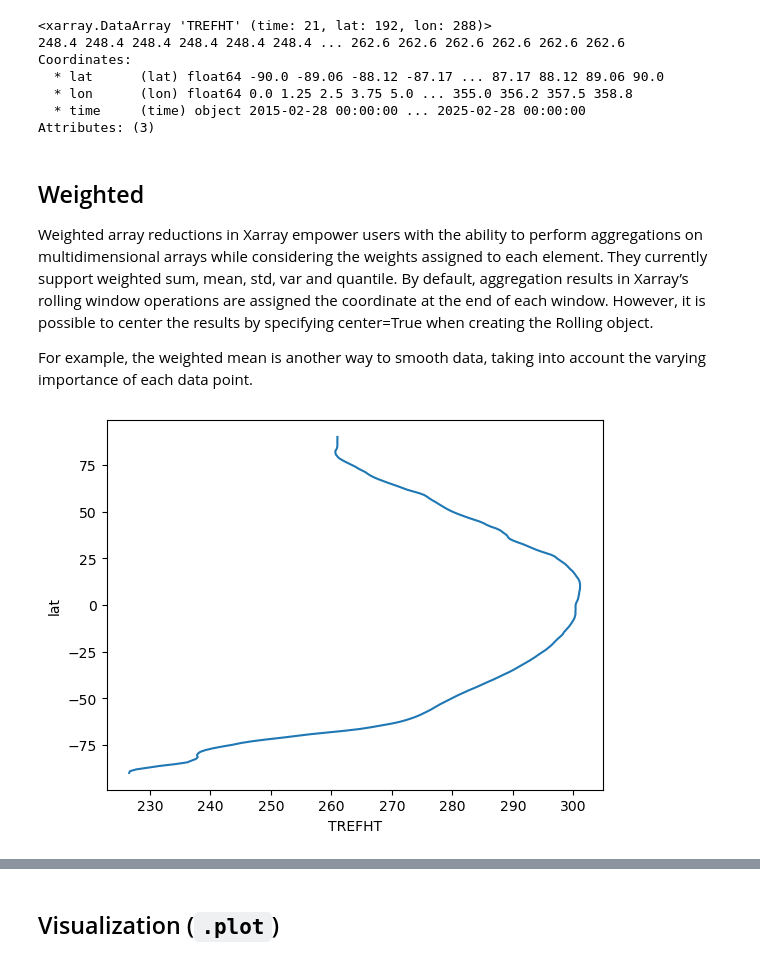
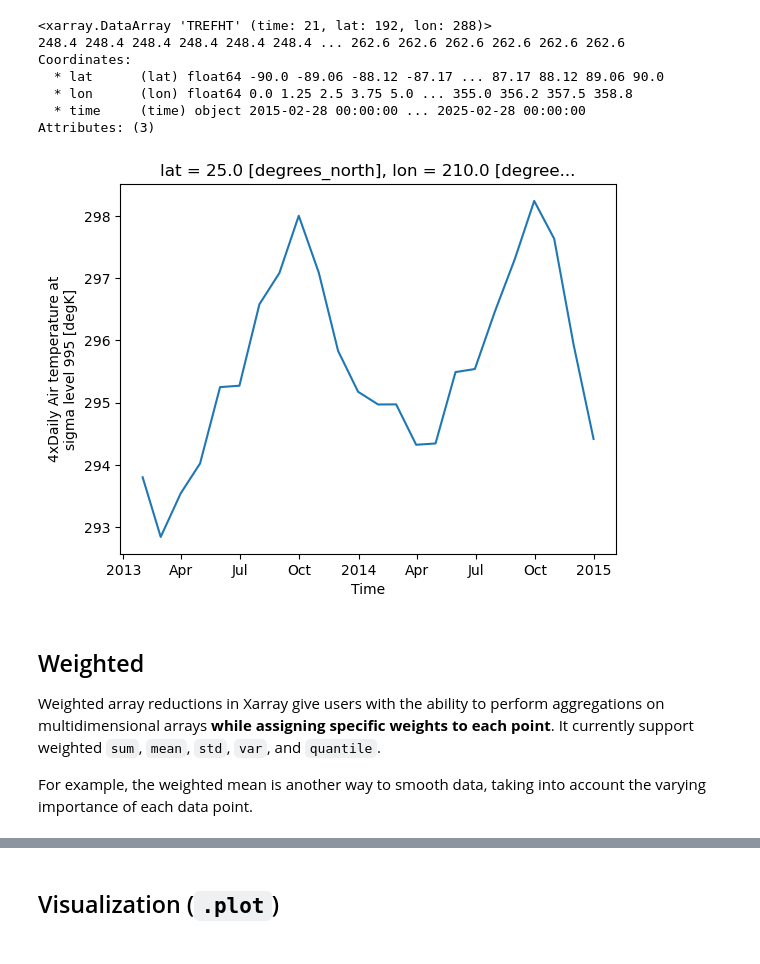
Before and after one commit to NCAR/Xarray-Dask-ESDS-2024, a Jupyter notebook: notebooks/01-xarray-intro.ipynb, the cells around one changed output, grey strips where cells are left out. Cells and saved outputs as stored; diff of their text form; code cells hidden in the pictures.

```diff
--- a/notebooks/01-xarray-intro.ipynb
+++ b/notebooks/01-xarray-intro.ipynb
@@ -539,10 +453,15 @@ Coordinates:
   * lon      (lon) float64 0.0 1.25 2.5 3.75 5.0 ... 355.0 356.2 357.5 358.8
   * time     (time) object 2015-02-28 00:00:00 ... 2025-02-28 00:00:00
 Attributes: (3)
+# %%
+weekly_mean = da.resample(time="1M").mean()
+weekly_mean.sel(lat=25, lon=210, method = 'nearest').plot();
+# %% [output]
+[figure, added]
 # %% [markdown]
 ## Weighted
 
-Weighted array reductions in Xarray empower users with the ability to perform aggregations on multidimensional arrays while considering the weights assigned to each element. They currently support weighted sum, mean, std, var and quantile. By default, aggregation results in Xarray’s rolling window operations are assigned the coordinate at the end of each window. However, it is possible to center the results by specifying center=True when creating the Rolling object.
+Weighted array reductions in Xarray give users with the ability to perform aggregations on multidimensional arrays **while assigning specific weights to each point**. It currently support weighted `sum`, `mean`, `std`, `var`, and `quantile`.
 
 For example, the weighted mean is another way to smooth data, taking into account the varying importance of each data point.
 # %%
@@ -551,6 +470,4 @@ weights = np.cos(np.deg2rad(tref.lat))
 weights.name = "weights"
 
 # calculate weighted means
-tref.weighted(weights).mean(["lon", "time"]).plot(y="lat");
+weighted_mean=tref_c.weighted(weights).mean(["lat", "lon"])
-# %% [output]
-[figure, removed]
```
Also changed, not shown: parts of 93 cells of this notebook.
